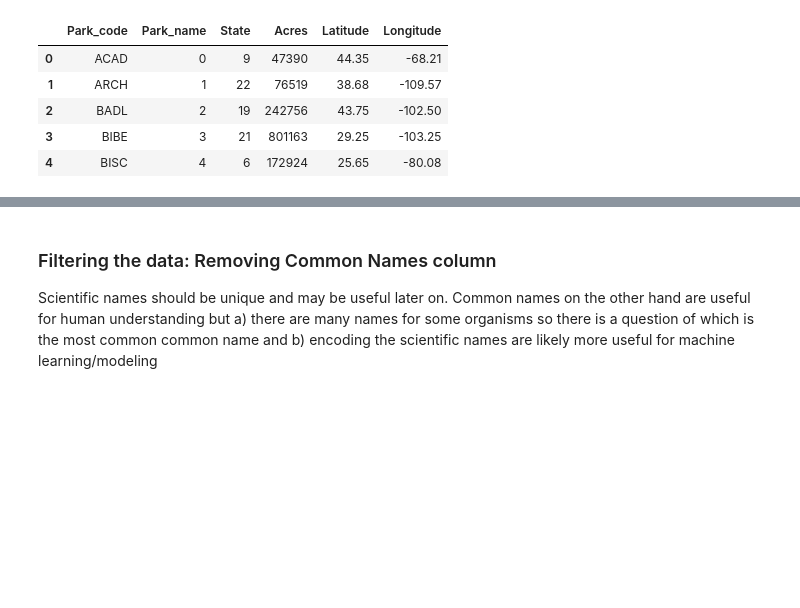
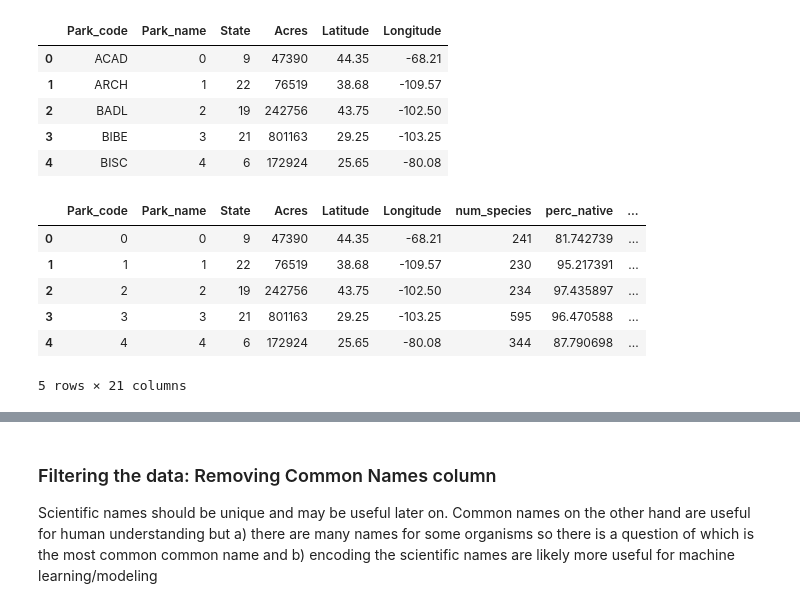
Before and after one commit to JennyArbo/CG2021_Final_Project_Jenny_Chrissy, a Jupyter notebook: Final Project.ipynb, the cells around one changed output, grey strips where cells are left out. Cells and saved outputs as stored; diff of their text form; code cells hidden in the pictures; blank space fills up the shorter version.

```diff
--- a/Final Project.ipynb
+++ b/Final Project.ipynb
@@ -736,3 +804,19 @@ parks_final.head()
 | 2 | BADL | 2 | 19 | 242756 | 43.75 | -102.50 |
 | 3 | BIBE | 3 | 21 | 801163 | 29.25 | -103.25 |
 | 4 | BISC | 4 | 6 | 172924 | 25.65 | -80.08 |
+# %%
+#label encode biodiversity_df
+
+col_list = ['Park_code', 'Park_name', 'State']
+biodiversity_encoded = biodiversity_df.copy(deep = True)
+LabelEncode(biodiversity_encoded, col_list)
+
+biodiversity_encoded.head()
+# %% [output]
+|  | Park_code | Park_name | State | Acres | Latitude | Longitude | num_species | perc_native | ... |
+| 0 | 0 | 0 | 9 | 47390 | 44.35 | -68.21 | 241 | 81.742739 | ... |
+| 1 | 1 | 1 | 22 | 76519 | 38.68 | -109.57 | 230 | 95.217391 | ... |
+| 2 | 2 | 2 | 19 | 242756 | 43.75 | -102.50 | 234 | 97.435897 | ... |
+| 3 | 3 | 3 | 21 | 801163 | 29.25 | -103.25 | 595 | 96.470588 | ... |
+| 4 | 4 | 4 | 6 | 172924 | 25.65 | -80.08 | 344 | 87.790698 | ... |
+5 rows × 21 columns
```
Also changed, not shown: parts of 49 cells of this notebook.
